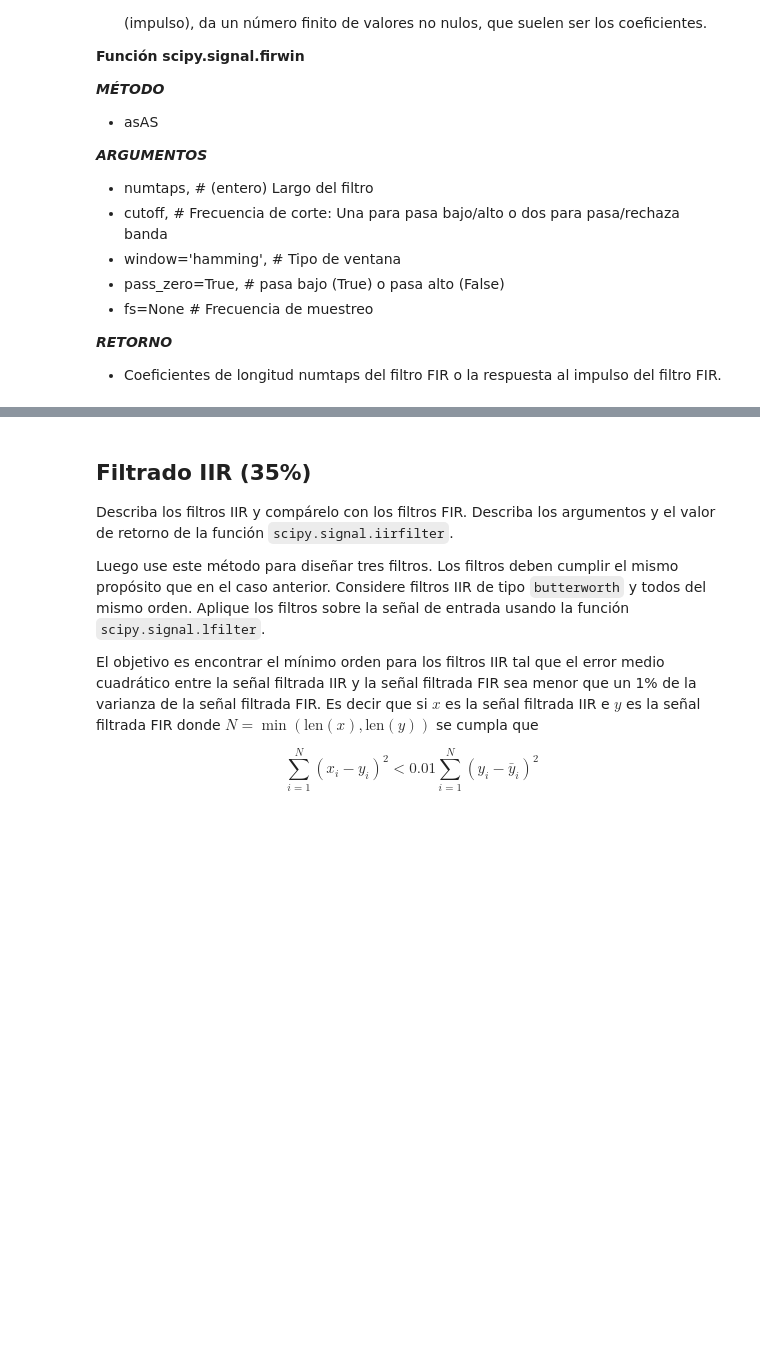
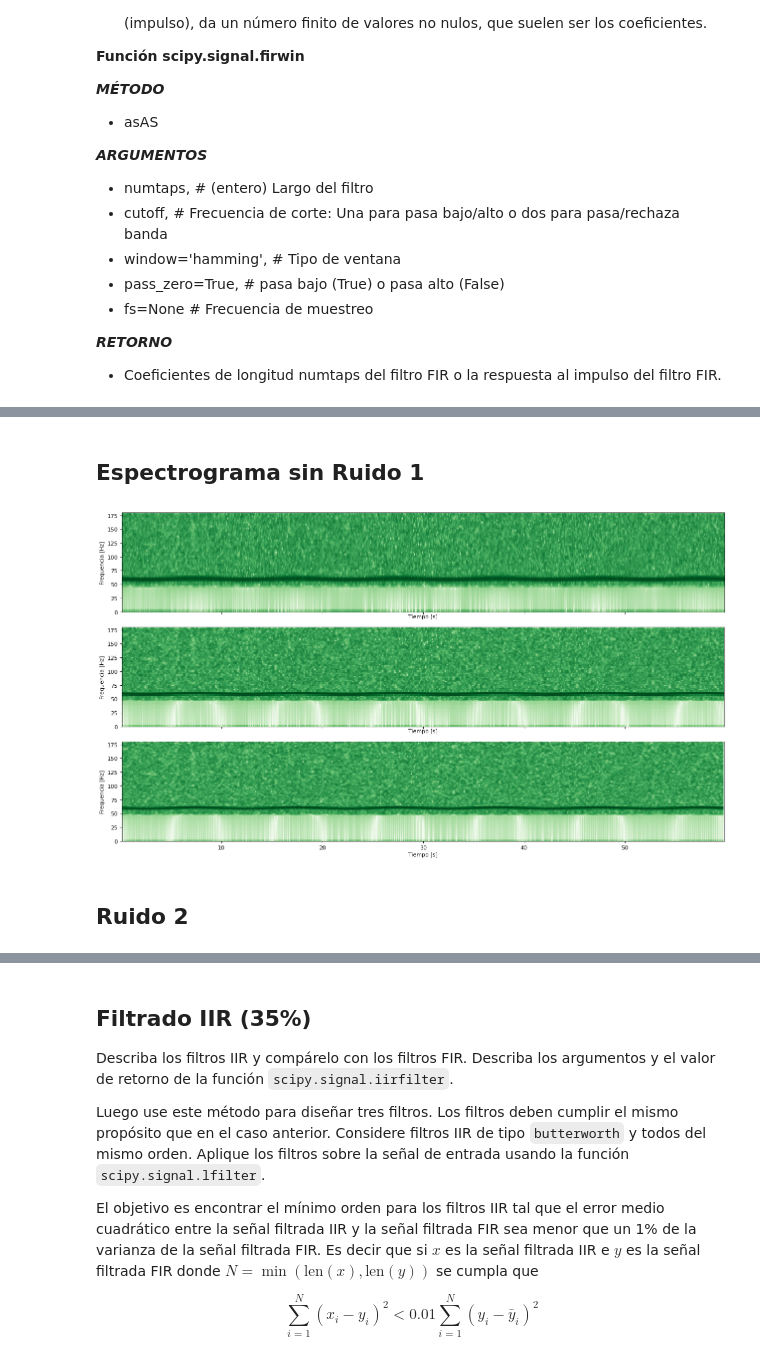
Before and after one commit to WildBenito/FiltroDeSe-ales, a Jupyter notebook: tarea2_info183.ipynb, the cells around one changed output, grey strips where cells are left out. Cells and saved outputs as stored; diff of their text form; code cells hidden in the pictures; blank space fills up the shorter version.

```diff
--- a/tarea2_info183.ipynb
+++ b/tarea2_info183.ipynb
@@ -210,0 +213,16 @@ show(column(p))
+# %% [markdown]
+## Espectrograma sin Ruido 1
+# %%
+fig, axs1 = plt.subplots(3, 1, figsize=(16, 9), tight_layout=True, sharex=True, sharey=True)
+
+#queremos probar en diferentes tamaños de ventana para sacar el valor que más nos sirve
+for axs1, Nw in zip(axs1, [100, 150, 180]):
+    fre, tim, Sx = scipy.signal.spectrogram(signal1, fs=Fs, window=('kaiser', beta), nperseg=Nw, noverlap=Nw//1.1)
+    axs1.pcolormesh(tim, fre, np.log10(Sx+1e-10), cmap=plt.cm.Greens, shading='auto');
+    axs1.set_ylabel('Frequencia [Hz]');
+    axs1.set_xlabel('Tiempo [s]');
+    axs1.set_ylim([0, 180]);
+# %% [output]
+[figure, added]
+# %% [markdown]
+## Ruido 2
```
Also changed, not shown: parts of 24 cells of this notebook.
